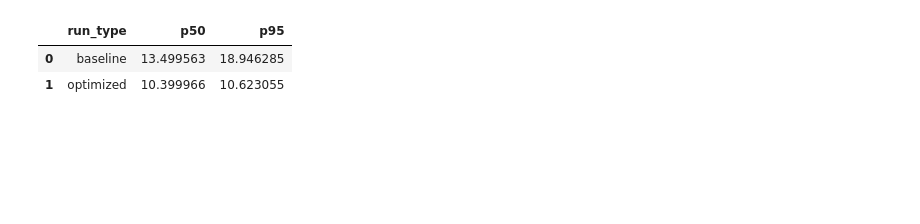
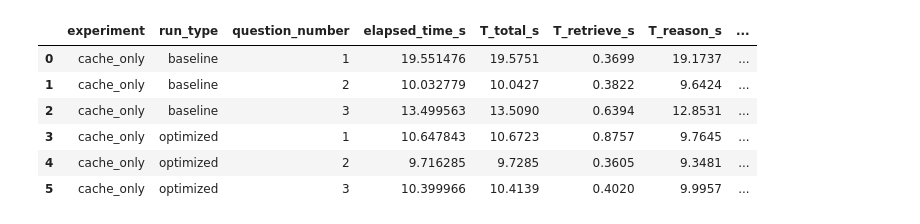
Before and after one commit to TenshiRachel/pto-rag, a Jupyter notebook: caching_result_analysis.ipynb, the cells around one changed output. Drawn from its saved outputs; the diff is of its cells as text; code cells hidden in the pictures; blank space fills up the shorter version.

```diff
--- a/caching_result_analysis.ipynb
+++ b/caching_result_analysis.ipynb
@@ -132,13 +107,37 @@ run_summary_table
 # %%
-p_stats = (
-    df_q.groupby("run_type")["elapsed_time"]
-        .agg(p50=lambda s: np.percentile(s,50),
-             p95=lambda s: np.percentile(s,95))
-        .reset_index()
+cols_question_view = [
+    "experiment",
+    "run_type",
+    "question_number",
+    "elapsed_time_s",
+    "T_total_s",
+    "T_retrieve_s",
+    "T_reason_s",
+    "T_generate_s",
+    "prompt_tokens",
+    "completion_tokens",
+    "total_tokens",
+    "cache_hits",
+    "cache_misses",
+    "first_retrieve_cached",
+    "warm_cache_retrieval_time_ms",
+    "k_used",
+    "precision_at_k",
+    "recall_at_k",
+    "accurate",
+]
+
+display(
+    df_q_A[cols_question_view]
+    .sort_values(["run_type","question_number"])
+    .reset_index(drop=True)
 )
-p_stats
 # %% [output]
-|  | run_type | p50 | p95 |
-| 0 | baseline | 13.499563 | 18.946285 |
-| 1 | optimized | 10.399966 | 10.623055 |
+|  | experiment | run_type | question_number | elapsed_time_s | T_total_s | T_retrieve_s | T_reason_s | ... |
+| 0 | cache_only | baseline | 1 | 19.551476 | 19.5751 | 0.3699 | 19.1737 | ... |
+| 1 | cache_only | baseline | 2 | 10.032779 | 10.0427 | 0.3822 | 9.6424 | ... |
+| 2 | cache_only | baseline | 3 | 13.499563 | 13.5090 | 0.6394 | 12.8531 | ... |
+| 3 | cache_only | optimized | 1 | 10.647843 | 10.6723 | 0.8757 | 9.7645 | ... |
+| 4 | cache_only | optimized | 2 | 9.716285 | 9.7285 | 0.3605 | 9.3481 | ... |
+| 5 | cache_only | optimized | 3 | 10.399966 | 10.4139 | 0.4020 | 9.9957 | ... |
 # %%
```
Also changed, not shown: parts of 18 cells of this notebook, 28 other files.
